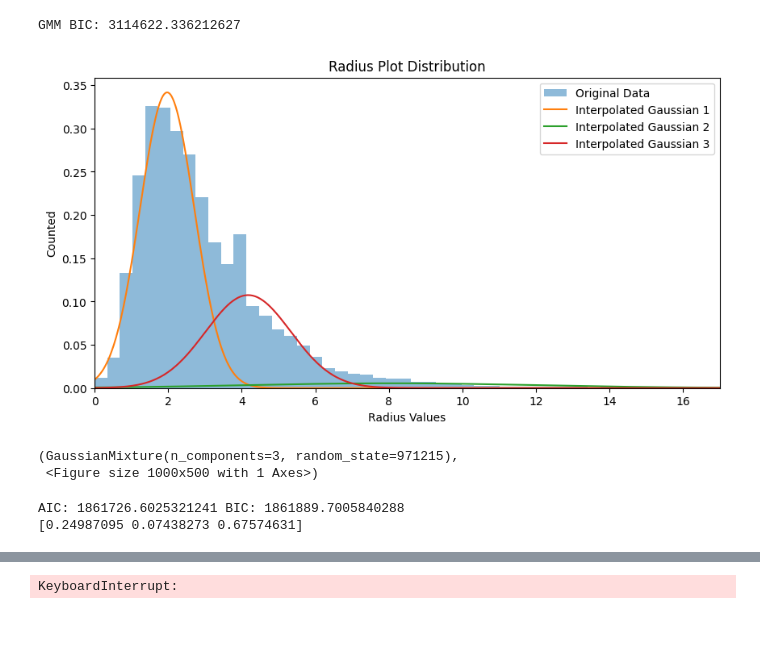
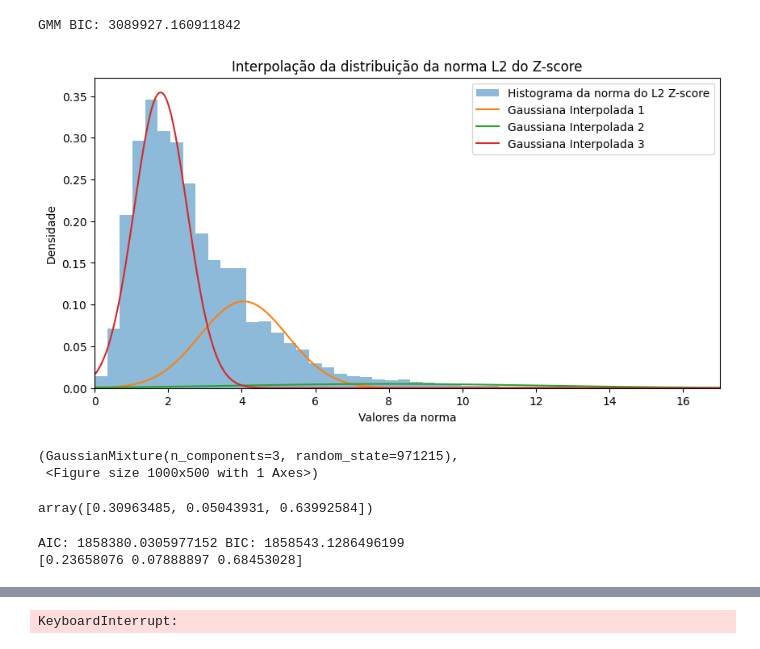
Before and after one commit to RL2-SP3/LISSA, a Jupyter notebook: examples/analise_modelos_hmm_direta.ipynb, the cells around one changed output, grey strips where cells are left out. Cells and saved outputs as stored; diff of their text form; code cells hidden in the pictures.

Commit message:
modified:   examples/analise_modelos_hmm_direta.ipynb 	modified:   examples/analise_modelos_hmm_direta_n_features.ipynb 	modified:   src/lissa/__pycache__/picture.cpython-312.pyc

```diff
--- a/examples/analise_modelos_hmm_direta.ipynb
+++ b/examples/analise_modelos_hmm_direta.ipynb
@@ -10,6 +10,7 @@ import lissa as li
 totalData = pd.read_csv("../data/totalProcessedData.csv",delimiter=",").fillna(0)
 totalData.rename(columns={"index":"time"},inplace=True)
 totalData.drop(columns=["Unnamed: 0"],inplace=True)
+
 
 Headers = [
     #'ESP discharge temperature sensor',
@@ -23,8 +24,9 @@ Headers = [
     'VSD power frequency',
     'ESP Motor Voltage',
     'Current Mean',
-    'ESP Vibration X',
-    'ESP Vibration Y',
+    #'ESP Vibration X',
+    #'ESP Vibration Y',
+    'ESP Vibration Module'
     #'ESP Power',
     #"Well_down"
     ]
@@ -49,36 +49,50 @@ X_train, trainLength, X_test, testLength, modelData, totalLength = li.Splitter(p
 # %%
 n = 3
 radiusData = totalData["Radius"].loc[totalData["Well_down"]==0]
 
 model = li.GaussianMixtureFit(radiusData,n,seed=mainSeed)
 
 
+# li.GaussianMixturePlot(radiusData,model,[
+#     "Original Data",
+#     "Interpolated Gaussian",
+#     "Radius Plot Distribution",
+#     "Radius Values",
+#     "Counted"],
+#     figsize=(10,5))
+
+
 li.GaussianMixturePlot(radiusData,model,[
-    "Original Data",
-    "Interpolated Gaussian",
-    "Radius Plot Distribution",
-    "Radius Values",
-    "Counted"],
+    "Histograma da norma do L2 Z-score",
+    "Gaussiana Interpolada",
+    "Interpolação da distribuição da norma L2 do Z-score",
+    "Valores da norma",
+    "Densidade"],
     figsize=(10,5))
+
 
 
 # n = 2
 
 # model = li.GaussianMixtureFit(radiusData,n,seed=mainSeed)
 
 
 # li.GaussianMixturePlot(radiusData,model,[
 #     "Original Data",
 #     "Interpolated Gaussian",
 #     "Radius Plot Distribution",
 #     "Radius Values",
 #     "Counted"],
 #     figsize=(10,7))
 # %% [output]
-GMM BIC: 3114622.336212627
+GMM BIC: 3089927.160911842
-[figure, old version]
+[figure, new version]
 (GaussianMixture(n_components=3, random_state=971215),
  <Figure size 1000x500 with 1 Axes>)
+# %%
+model.weights_
+# %% [output]
+array([0.30963485, 0.05043931, 0.63992584])
 # %%
 modelRadius = hmm.GaussianHMM(
     n_components=n,
@@ -98,8 +112,8 @@ li.PostProcessing(modelRadius, totalData, modelData,"Radius", "State Radius", to
 print(modelRadius.get_stationary_distribution())
 totalData["State Radius"] = totalData["State Radius"].map(li.StateConversion(modelRadius.get_stationary_distribution(),n))
 # %% [output]
-AIC: 1861726.6025321241 BIC: 1861889.7005840288
-[0.24987095 0.07438273 0.67574631]
+AIC: 1858380.0305977152 BIC: 1858543.1286496199
+[0.23658076 0.07888897 0.68453028]
 # %%
 vibeHeader = ["ESP Vibration X","ESP Vibration Y"]
 esotericHeader = ['Water Cut @ 20degC - 1 atm', 'Choke Opening']
```
Also changed, not shown: parts of 3 cells of this notebook, 1 other file.
